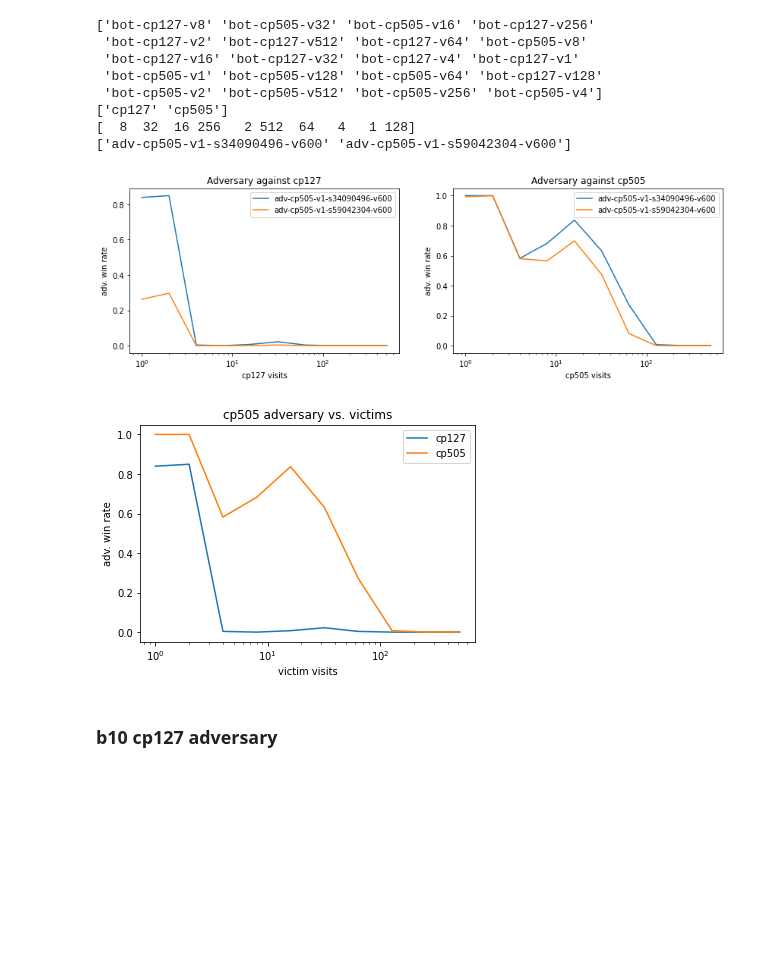
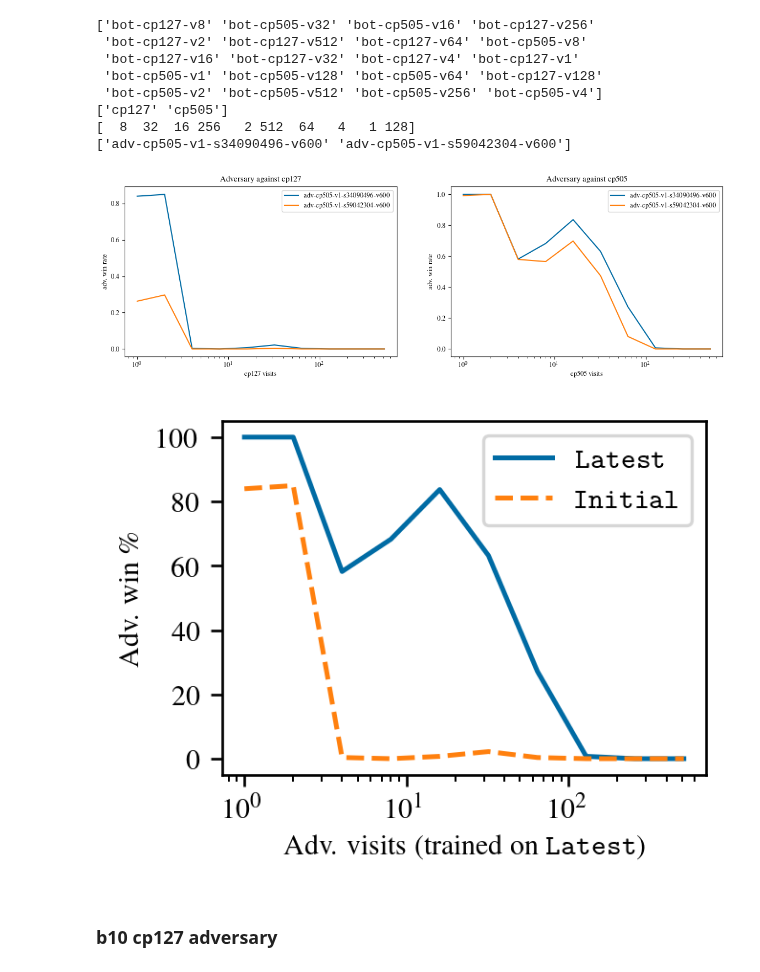
Before and after one commit to AlignmentResearch/go_attack, a Jupyter notebook: notebooks/iclr2022/plots.ipynb, the cells around one changed output. Drawn from its saved outputs; the diff is of its cells as text; code cells hidden in the pictures; blank space fills up the shorter version.

```diff
--- a/notebooks/iclr2022/plots.ipynb
+++ b/notebooks/iclr2022/plots.ipynb
@@ -12,4 +12,14 @@ import matplotlib.pyplot as plt
 import pandas as pd
 import seaborn as sns
 
-from go_attack import game_info
+plt.rcParams.update(
+    {
+        "pgf.texsystem": "pdflatex",
+        "font.family": "serif",
+        "font.serif": ["Times"],
+        "text.usetex": True,
+        "pgf.rcfonts": False,
+        "font.size": 9,
+    }
+)
+plt.style.use('tableau-colorblind10')
@@ -194,7 +235,7 @@ for i, victim_net in enumerate(df.victim_net.unique()):
     for adv_name in df.adv_name.unique():
         if not adv_name.endswith("-os1"):
             continue
-        df.query(f"adv_name == '{adv_name}' & victim_net == '{victim_net}'").groupby("victim_visits").mean().adv_win.plot(label=adv_name)
+        df.query(f"adv_name == '{adv_name}' & victim_net == '{victim_net}'").groupby("victim_visits").mean(numeric_only=True).adv_win.plot(label=adv_name)
 
     plt.xscale("log")
     plt.ylabel("adv. win rate")
@@ -246,7 +287,7 @@ adv_name: str
 for i, victim_net in enumerate(df.victim_net.unique()):
     plt.subplot(1, 2, i + 1)
     for adv_name in df.adv_name.unique():
-        df.query(f"adv_name == '{adv_name}' & victim_net == '{victim_net}'").groupby("victim_visits").mean().adv_win.plot(label=adv_name)
+        df.query(f"adv_name == '{adv_name}' & victim_net == '{victim_net}'").groupby("victim_visits").mean(numeric_only=True).adv_win.plot(label=adv_name)
 
     plt.xscale("log")
     plt.ylabel("adv. win rate")
@@ -254,22 +295,37 @@ for i, victim_net in enumerate(df.victim_net.unique()):
     plt.xlabel(f"{victim_net} visits")
     plt.legend()
 # %% [output]
-[figure, old version]
+[figure, new version]
 # %%
+fig, axs = plt.subplots(
+    1,
+    1,
+    constrained_layout=True,
+    figsize=(2.64049, 2),
+    dpi=240,
+    gridspec_kw={"height_ratios": [10]},
+)
+
 adv_name: str = "adv-cp505-v1-s34090496-v600"
 victim_net: str
-for victim_net in df.victim_net.unique():
-    df.query(f"adv_name == '{adv_name}' & victim_net == '{victim_net}'").groupby(
+for victim_net in reversed(df.victim_net.unique()):
+    (100 * df.query(f"adv_name == '{adv_name}' & victim_net == '{victim_net}'").groupby(
         "victim_visits"
-    ).mean().adv_win.plot(label=victim_net)
+    ).mean(numeric_only=True).adv_win).plot(
+        label="$\\texttt{Latest}$" if victim_net == "cp505" else "$\\texttt{Initial}$",
+        linestyle="--" if victim_net == "cp127" else None,
+    )
 
+plt.ylim(-5, 105)
 plt.xscale("log")
-plt.ylabel("adv. win rate")
-plt.title("cp505 adversary vs. victims")
-plt.xlabel(f"victim visits")
+plt.ylabel("Adv. win \\%")
+# plt.title("cp505 adversary vs. victims")
+plt.xlabel("Adv. visits (trained on $\\texttt{Latest}$)")
 plt.legend();
+
+plt.savefig("adv505-transfer.svg")
 # %% [output]
-[figure, old version]
+[figure, new version]
 # %% [markdown]
 ### b10 cp127 adversary
 # %%
```
Also changed, not shown: parts of 9 cells of this notebook, 3 other files.
